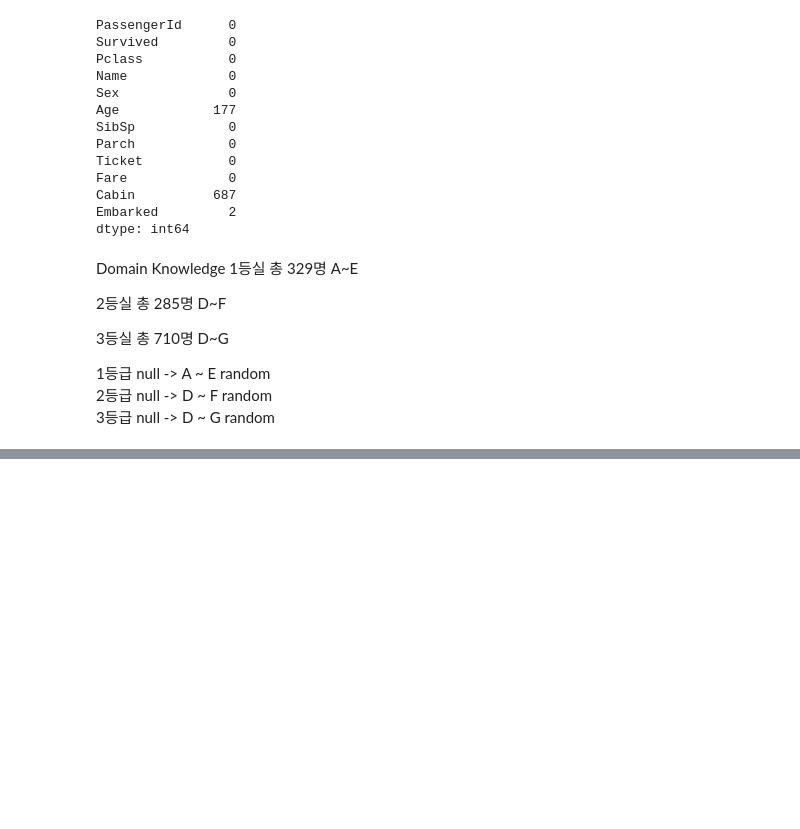
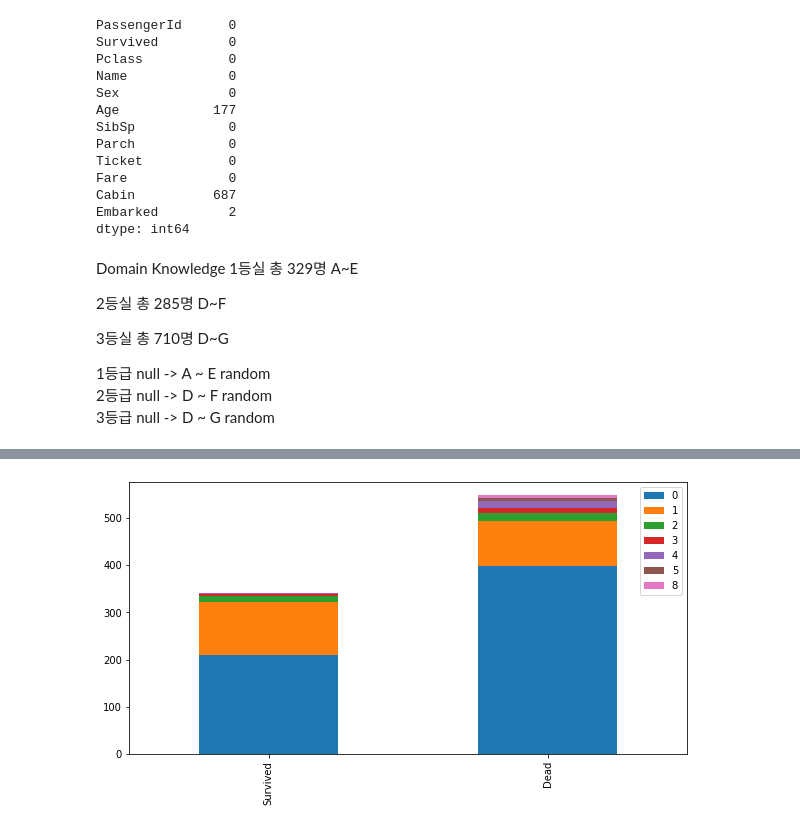
Before and after one commit to gkalstn000/titanic, a Jupyter notebook: titinic.ipynb, the cells around one changed output, grey strips where cells are left out. Cells and saved outputs as stored; diff of their text form; code cells hidden in the pictures; blank space fills up the shorter version.

```diff
--- a/titinic.ipynb
+++ b/titinic.ipynb
@@ -103,0 +133,4 @@ Domain Knowledge
+# %%
+bar_chart('SibSp') #형제 or 배우자가 있는사람이 생존 가능성 더큼.
+# %% [output]
+[figure, added]
```
Also changed, not shown: parts of 110 cells of this notebook, 3 other files.
